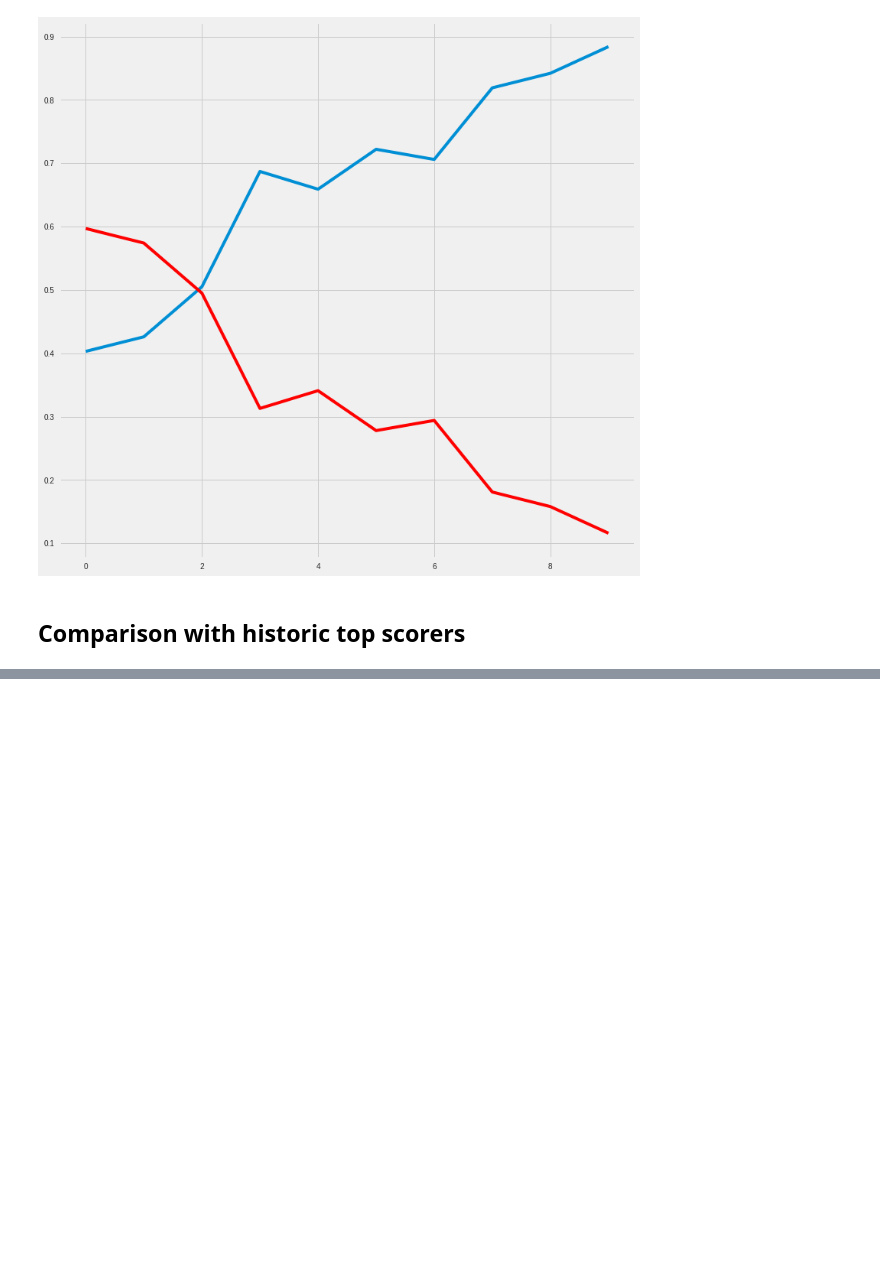
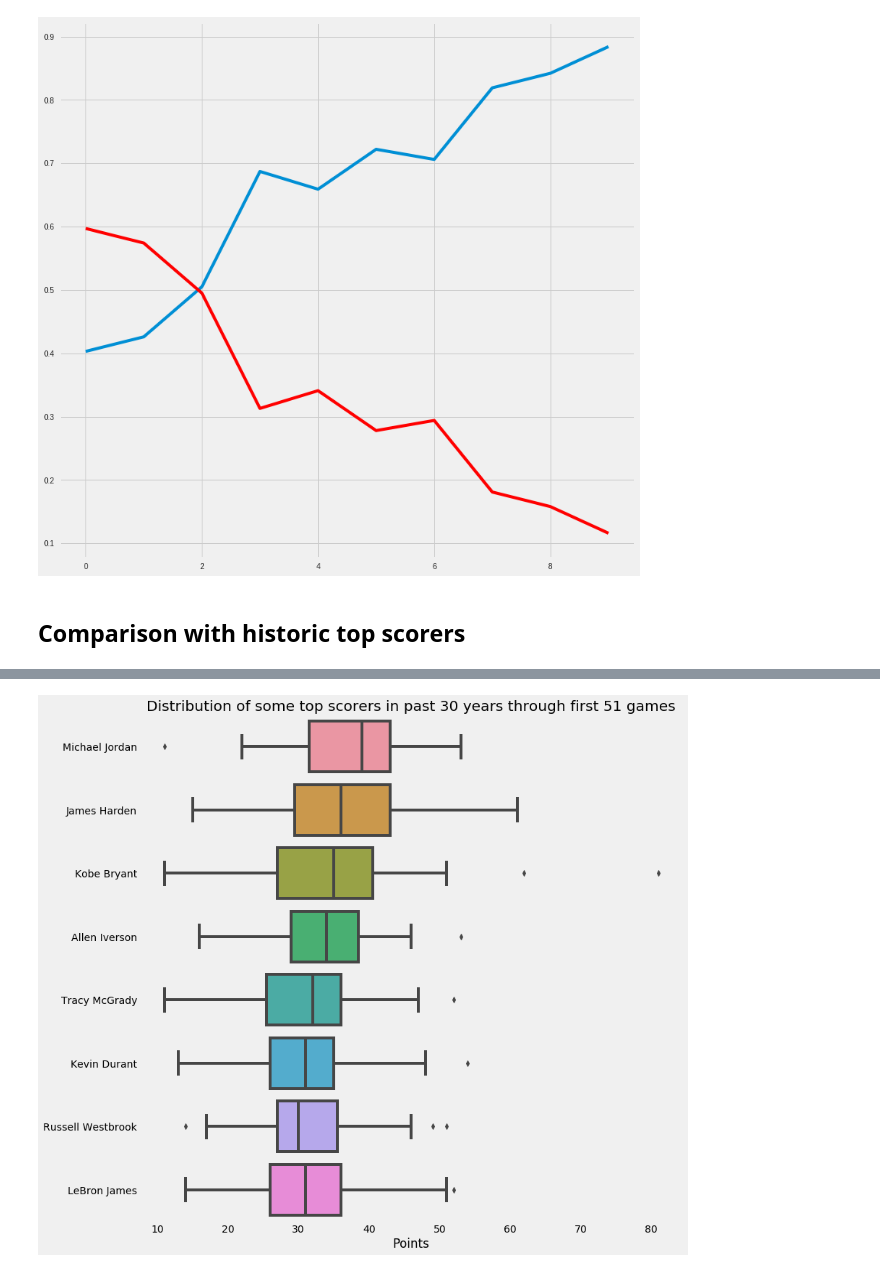
Before and after one commit to danchyy/Basketball_Analytics, a Jupyter notebook: Scripts/2018_19_season/harden_analysis/harden_analysis.ipynb, the cells around one changed output, grey strips where cells are left out. Saved outputs shown, nothing was run; the diff lists cells and outputs as text; code cells hidden in the pictures; blank space fills up the shorter version.

```diff
--- a/Scripts/2018_19_season/harden_analysis/harden_analysis.ipynb
+++ b/Scripts/2018_19_season/harden_analysis/harden_analysis.ipynb
@@ -166,0 +209,10 @@ names, seasons, points = get_player_name_points(url)
+# %%
+plt.style.use('fivethirtyeight')
+fig, ax = plt.subplots(figsize=(12, 12))
+sns.boxplot(y='PLAYER', x='POINTS', data=data_frame, ax=ax)
+ax.grid(False)
+ax.set_xlabel('Points')
+ax.set_ylabel('')
+_ = ax.set_title('Distribution of some top scorers in past 30 years through first 51 games')
+# %% [output]
+[figure, added]
```
Also changed, not shown: parts of 8 cells of this notebook.
